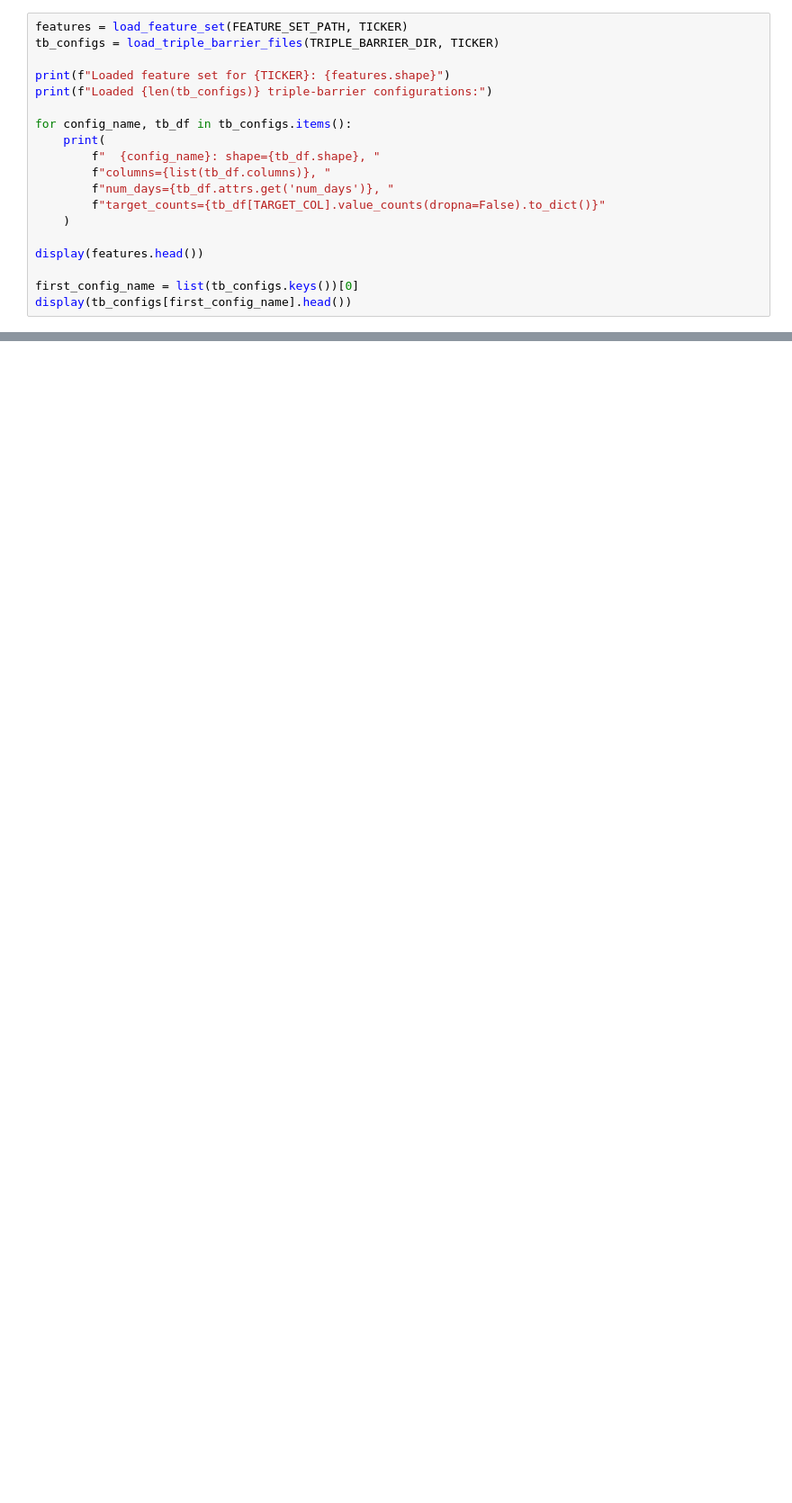
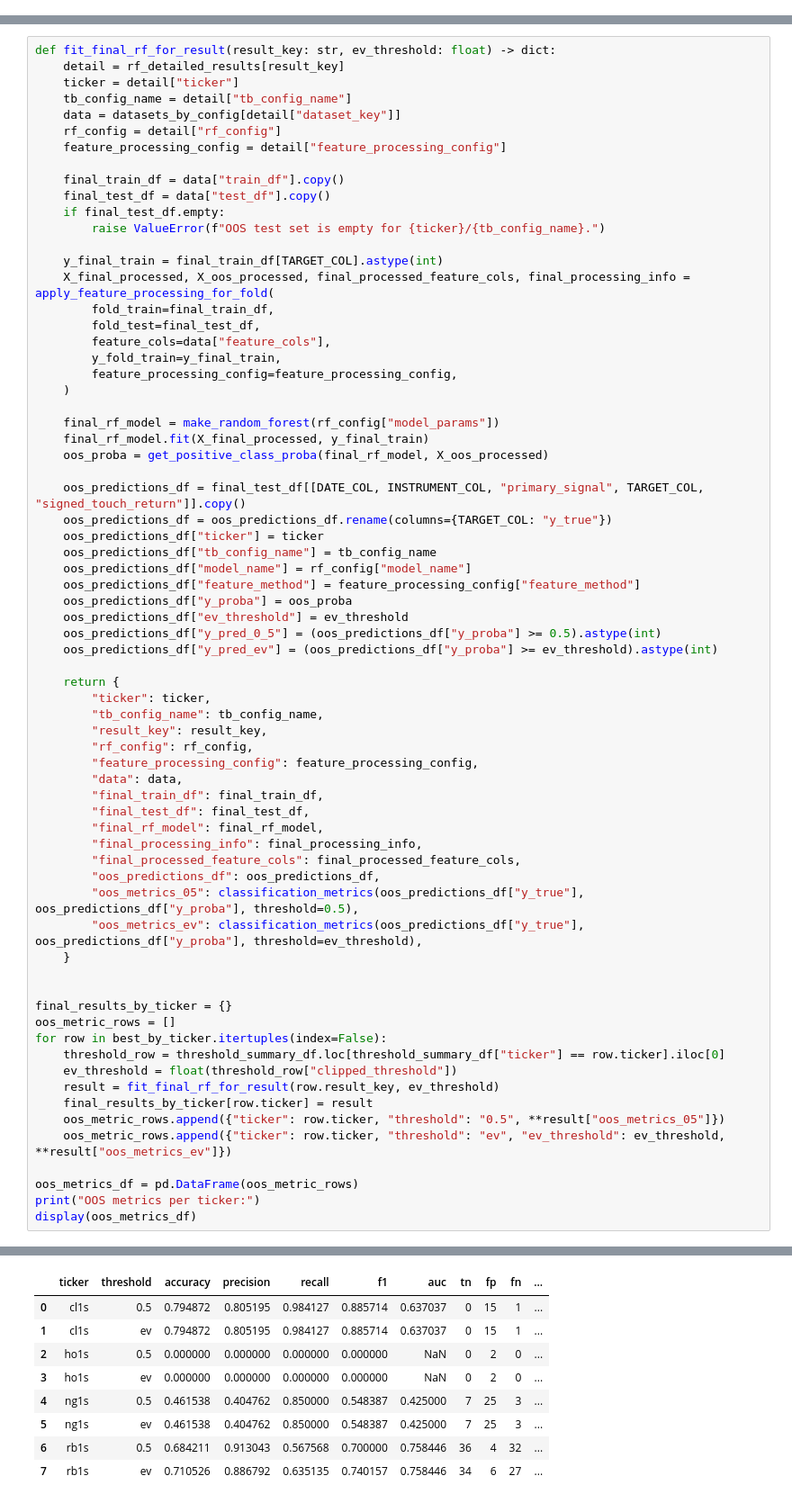
Before and after one commit to fa-jaa/systematic-strategies-with-machine-learning-Cw, a Jupyter notebook: 03_model_development/Tree/random_forest.ipynb, the cells around one changed output, grey strips where cells are left out. Shown at 90% size. Drawn from its saved outputs; the diff is of its cells as text; blank space fills up the shorter version.

```diff
--- a/03_model_development/Tree/random_forest.ipynb
+++ b/03_model_development/Tree/random_forest.ipynb
@@ -223,19 +0,0 @@ def load_triple_barrier_files(
-# %%
-features = load_feature_set(FEATURE_SET_PATH, TICKER)
-tb_configs = load_triple_barrier_files(TRIPLE_BARRIER_DIR, TICKER)
-
-print(f"Loaded feature set for {TICKER}: {features.shape}")
-print(f"Loaded {len(tb_configs)} triple-barrier configurations:")
-
-for config_name, tb_df in tb_configs.items():
-    print(
-        f"  {config_name}: shape={tb_df.shape}, "
-        f"columns={list(tb_df.columns)}, "
-        f"num_days={tb_df.attrs.get('num_days')}, "
-        f"target_counts={tb_df[TARGET_COL].value_counts(dropna=False).to_dict()}"
-    )
-
-display(features.head())
-
-first_config_name = list(tb_configs.keys())[0]
-display(tb_configs[first_config_name].head())
@@ -2407,0 +1406,70 @@ Saved:
+# %%
+def fit_final_rf_for_result(result_key: str, ev_threshold: float) -> dict:
+    detail = rf_detailed_results[result_key]
+    ticker = detail["ticker"]
+    tb_config_name = detail["tb_config_name"]
+    data = datasets_by_config[detail["dataset_key"]]
+    rf_config = detail["rf_config"]
+    feature_processing_config = detail["feature_processing_config"]
+
+    final_train_df = data["train_df"].copy()
+    final_test_df = data["test_df"].copy()
+    if final_test_df.empty:
+        raise ValueError(f"OOS test set is empty for {ticker}/{tb_config_name}.")
+
+    y_final_train = final_train_df[TARGET_COL].astype(int)
+    X_final_processed, X_oos_processed, final_processed_feature_cols, final_processing_info = apply_feature_processing_for_fold(
+        fold_train=final_train_df,
+        fold_test=final_test_df,
+        feature_cols=data["feature_cols"],
+        y_fold_train=y_final_train,
+        feature_processing_config=feature_processing_config,
+    )
+
+    final_rf_model = make_random_forest(rf_config["model_params"])
+    final_rf_model.fit(X_final_processed, y_final_train)
+    oos_proba = get_positive_class_proba(final_rf_model, X_oos_processed)
+
+    oos_predictions_df = final_test_df[[DATE_COL, INSTRUMENT_COL, "primary_signal", TARGET_COL, "signed_touch_return"]].copy()
+    oos_predictions_df = oos_predictions_df.rename(columns={TARGET_COL: "y_true"})
+    oos_predictions_df["ticker"] = ticker
+    oos_predictions_df["tb_config_name"] = tb_config_name
+    oos_predictions_df["model_name"] = rf_config["model_name"]
+    oos_predictions_df["feature_method"] = feature_processing_config["feature_method"]
+    oos_predictions_df["y_proba"] = oos_proba
+    oos_predictions_df["ev_threshold"] = ev_threshold
+    oos_predictions_df["y_pred_0_5"] = (oos_predictions_df["y_proba"] >= 0.5).astype(int)
+    oos_predictions_df["y_pred_ev"] = (oos_predictions_df["y_proba"] >= ev_threshold).astype(int)
+
+    return {
+        "ticker": ticker,
+        "tb_config_name": tb_config_name,
+        "result_key": result_key,
+        "rf_config": rf_config,
+        "feature_processing_config": feature_processing_config,
+        "data": data,
+        "final_train_df": final_train_df,
+        "final_test_df": final_test_df,
+        "final_rf_model": final_rf_model,
+        "final_processing_info": final_processing_info,
+        "final_processed_feature_cols": final_processed_feature_cols,
+        "oos_predictions_df": oos_predictions_df,
+        "oos_metrics_05": classification_metrics(oos_predictions_df["y_true"], oos_predictions_df["y_proba"], threshold=0.5),
+        "oos_metrics_ev": classification_metrics(oos_predictions_df["y_true"], oos_predictions_df["y_proba"], threshold=ev_threshold),
+    }
+
+
+final_results_by_ticker = {}
+oos_metric_rows = []
+for row in best_by_ticker.itertuples(index=False):
+    threshold_row = threshold_summary_df.loc[threshold_summary_df["ticker"] == row.ticker].iloc[0]
+    ev_threshold = float(threshold_row["clipped_threshold"])
+    result = fit_final_rf_for_result(row.result_key, ev_threshold)
+    final_results_by_ticker[row.ticker] = result
+    oos_metric_rows.append({"ticker": row.ticker, "threshold": "0.5", **result["oos_metrics_05"]})
+    oos_metric_rows.append({"ticker": row.ticker, "threshold": "ev", "ev_threshold": ev_threshold, **result["oos_metrics_ev"]})
+
+oos_metrics_df = pd.DataFrame(oos_metric_rows)
+print("OOS metrics per ticker:")
+display(oos_metrics_df)
+# %% [output]
@@ -2407,0 +1477,9 @@ Saved:
+|  | ticker | threshold | accuracy | precision | recall | f1 | auc | tn | fp | fn | ... |
+| 0 | cl1s | 0.5 | 0.794872 | 0.805195 | 0.984127 | 0.885714 | 0.637037 | 0 | 15 | 1 | ... |
+| 1 | cl1s | ev | 0.794872 | 0.805195 | 0.984127 | 0.885714 | 0.637037 | 0 | 15 | 1 | ... |
+| 2 | ho1s | 0.5 | 0.000000 | 0.000000 | 0.000000 | 0.000000 | NaN | 0 | 2 | 0 | ... |
+| 3 | ho1s | ev | 0.000000 | 0.000000 | 0.000000 | 0.000000 | NaN | 0 | 2 | 0 | ... |
+| 4 | ng1s | 0.5 | 0.461538 | 0.404762 | 0.850000 | 0.548387 | 0.425000 | 7 | 25 | 3 | ... |
+| 5 | ng1s | ev | 0.461538 | 0.404762 | 0.850000 | 0.548387 | 0.425000 | 7 | 25 | 3 | ... |
+| 6 | rb1s | 0.5 | 0.684211 | 0.913043 | 0.567568 | 0.700000 | 0.758446 | 36 | 4 | 32 | ... |
+| 7 | rb1s | ev | 0.710526 | 0.886792 | 0.635135 | 0.740157 | 0.758446 | 34 | 6 | 27 | ... |
```
Also changed, not shown: parts of 57 cells of this notebook, 11 other files.
